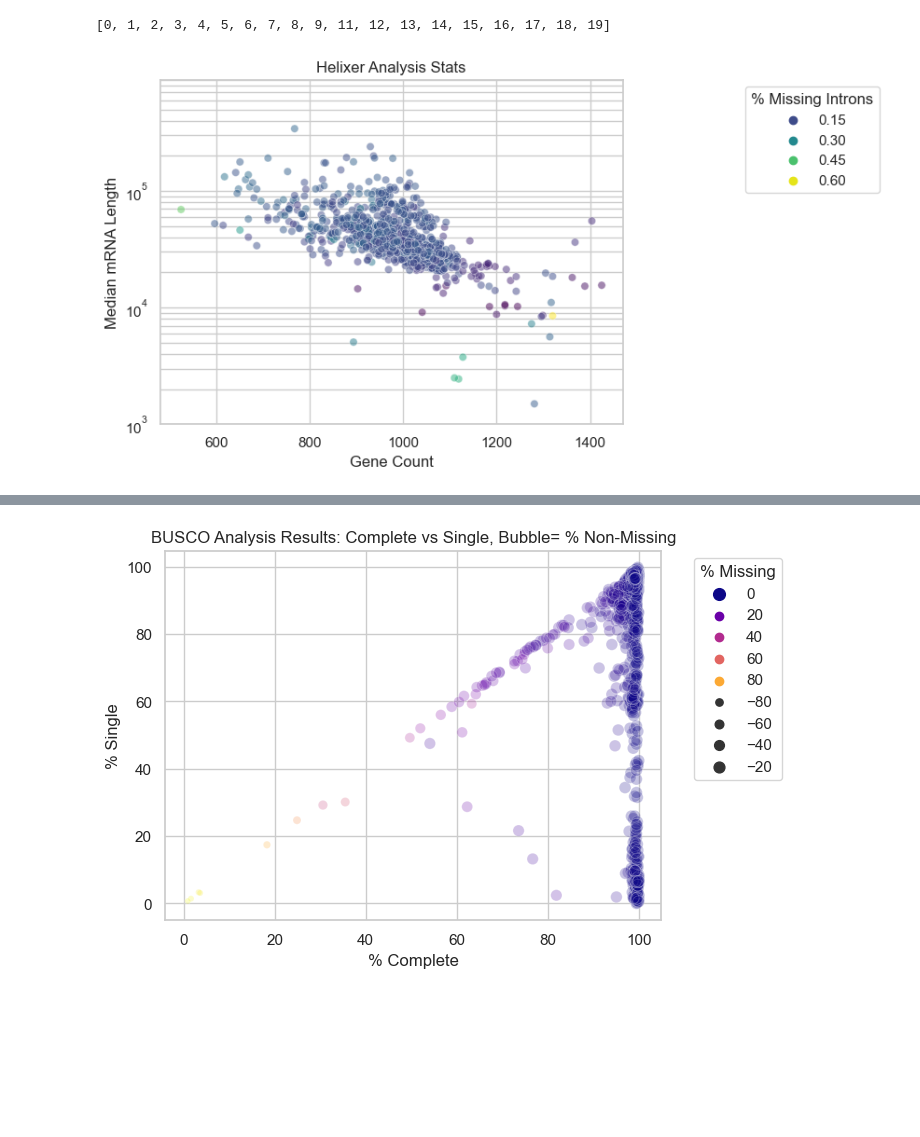
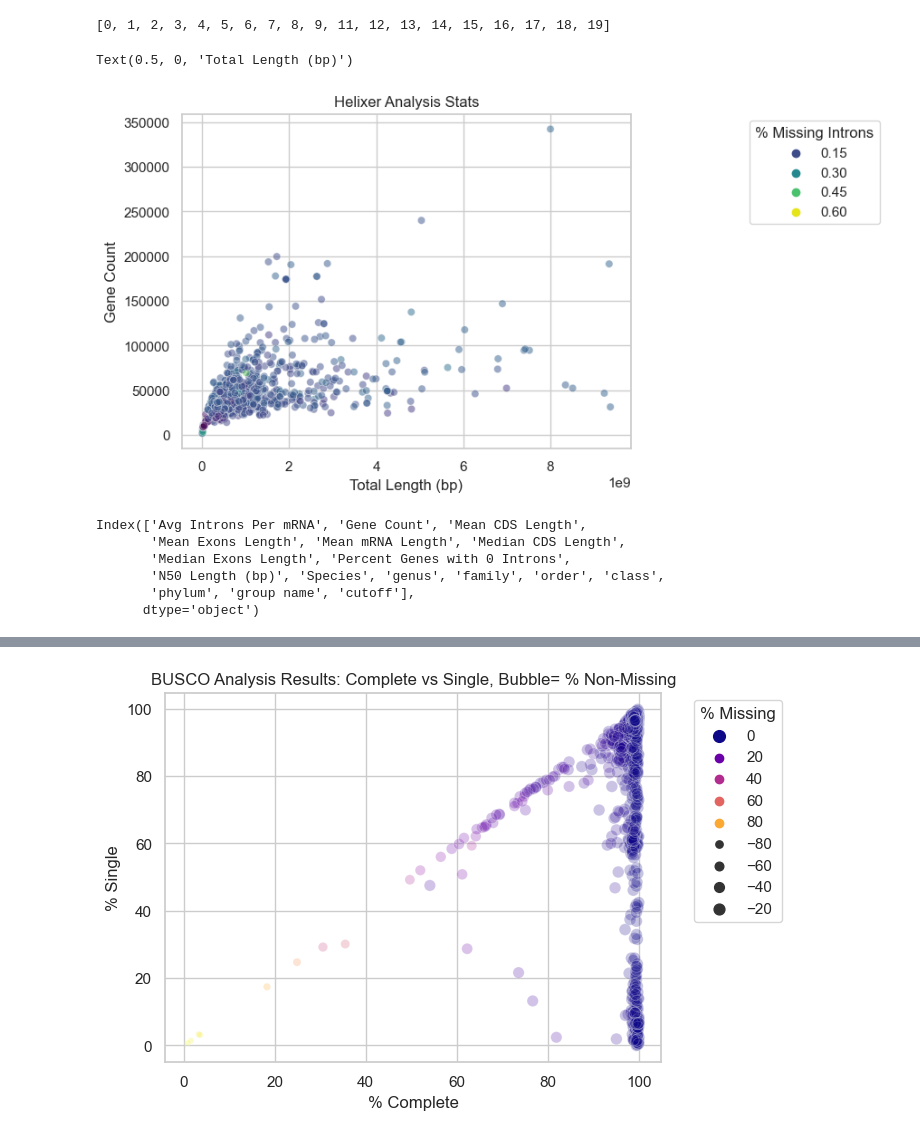
Before and after one commit to tfogler/dnabert-snake-busco, a Jupyter notebook: Helixer_processing.ipynb, the cells around one changed output, grey strips where cells are left out. Cells and saved outputs as stored; diff of their text form; code cells hidden in the pictures; blank space fills up the shorter version.

```diff
--- a/Helixer_processing.ipynb
+++ b/Helixer_processing.ipynb
@@ -80,21 +83,32 @@ list(range(10)) + list(range(11,20))
 # %%
 # plot scatterplot
 sns.set_theme(style='whitegrid')
 
 # fig, axes = plt.subplots(1, 1, figsize=(6,5))
 
 # Scatter
-sns.scatterplot(data = summary_wider, x="Median CDS Length", y="Gene Count", hue="Percent Genes with 0 Introns", palette="viridis", alpha=0.5)
-plt.yscale("log")
+sns.scatterplot(data = joined_df, x='Total Length (bp)', y="Gene Count", hue="Percent Genes with 0 Introns", palette="viridis", alpha=0.5)
+# plt.yscale("log")
+# plt.xscale('log')
 plt.title("Helixer Analysis Stats")
 plt.legend(title="% Missing Introns", bbox_to_anchor=(1.25, 1), loc="upper left")
-plt.xlabel("Gene Count")
-plt.ylabel("Median mRNA Length")
-plt.yticks(list(range(1000,10000, 1000)) + list(range(10000, 100000, 10000)) + list(range(100000, 1000000, 100000)))
+plt.xlabel('Total Length (bp)')
+# plt.ylabel()
+# plt.yticks(list(range(1000,10000, 1000)) + list(range(10000, 100000, 10000)) + list(range(100000, 1000000, 100000)))
 
-plt.savefig("Helixer_scatterplot.jpg")
+# plt.savefig("Helixer_scatterplot.jpg")
 # %% [output]
+Text(0.5, 0, 'Total Length (bp)')
-[figure, old version]
+[figure, new version]
+# %%
+joined_df.columns
+# %% [output]
+Index(['Avg Introns Per mRNA', 'Gene Count', 'Mean CDS Length',
+       'Mean Exons Length', 'Mean mRNA Length', 'Median CDS Length',
+       'Median Exons Length', 'Percent Genes with 0 Introns',
+       'N50 Length (bp)', 'Species', 'genus', 'family', 'order', 'class',
+       'phylum', 'group name', 'cutoff'],
+      dtype='object')
 # %%
 # Histograms for each metric
 for metric in summary_wider.columns:
```
Also changed, not shown: parts of 11 cells of this notebook.
